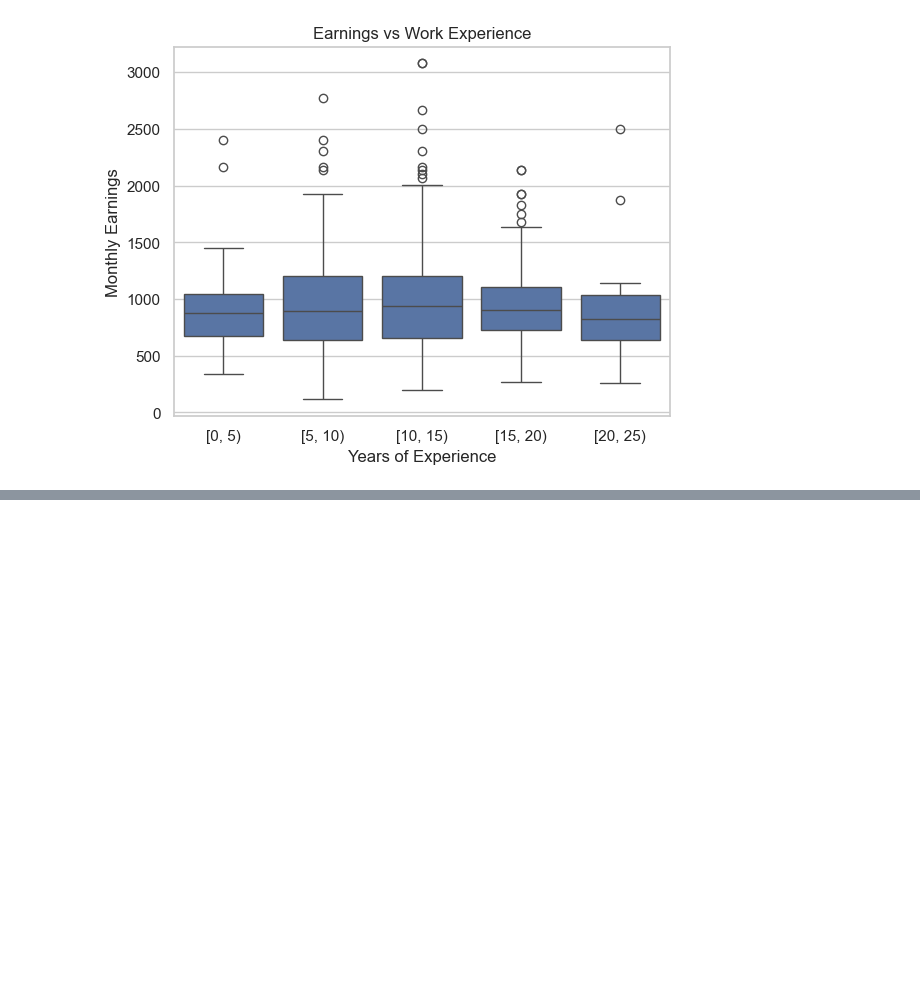
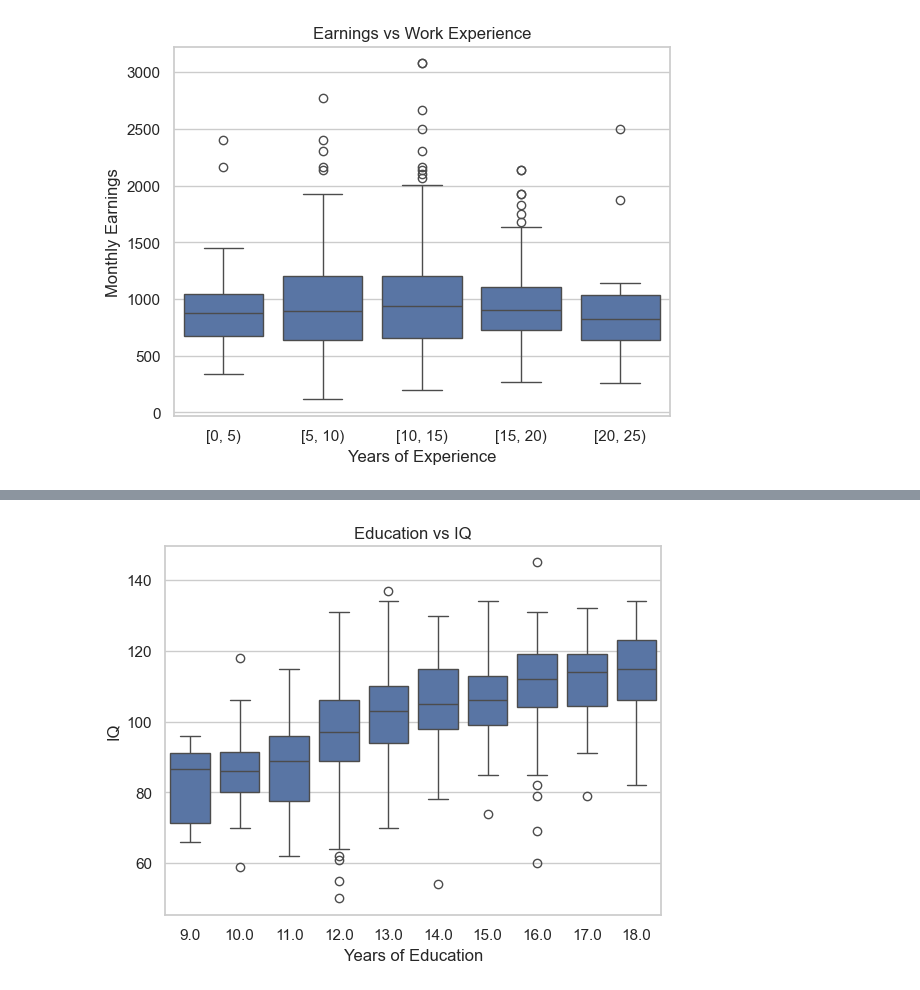
Before and after one commit to HamidOstadi/LSE_SPP_PP455, a Jupyter notebook: Exercise2_LinearRegression.ipynb, the cells around one changed output, grey strips where cells are left out. Saved outputs shown, nothing was run; the diff lists cells and outputs as text; code cells hidden in the pictures; blank space fills up the shorter version.

```diff
--- a/Exercise2_LinearRegression.ipynb
+++ b/Exercise2_LinearRegression.ipynb
@@ -115,0 +141,8 @@ plt.show()
+# %%
+sns.boxplot(x='educ', y='IQ', data=df)
+plt.title("Education vs IQ")
+plt.xlabel("Years of Education")
+plt.ylabel("IQ")
+plt.show()
+# %% [output]
+[figure, added]
```
Also changed, not shown: parts of 3 cells of this notebook.
